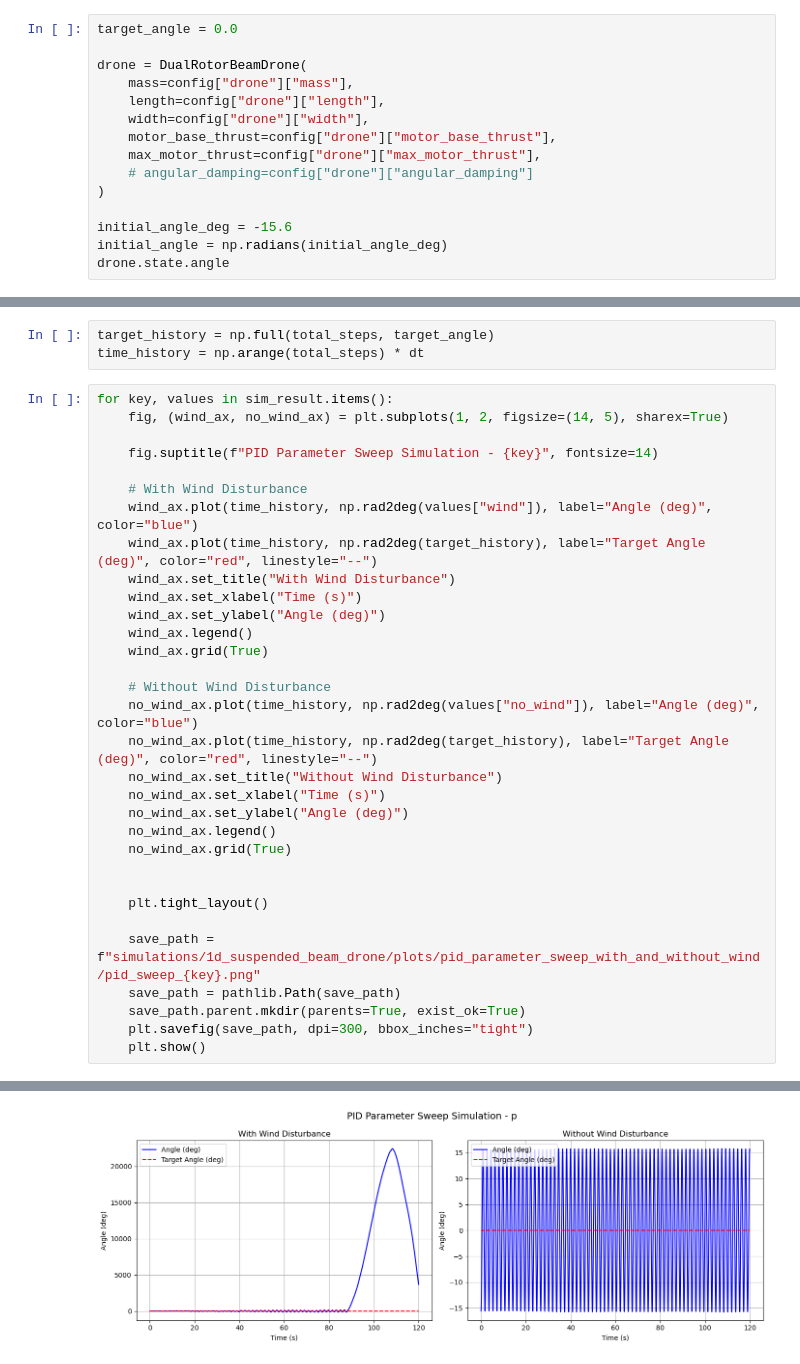
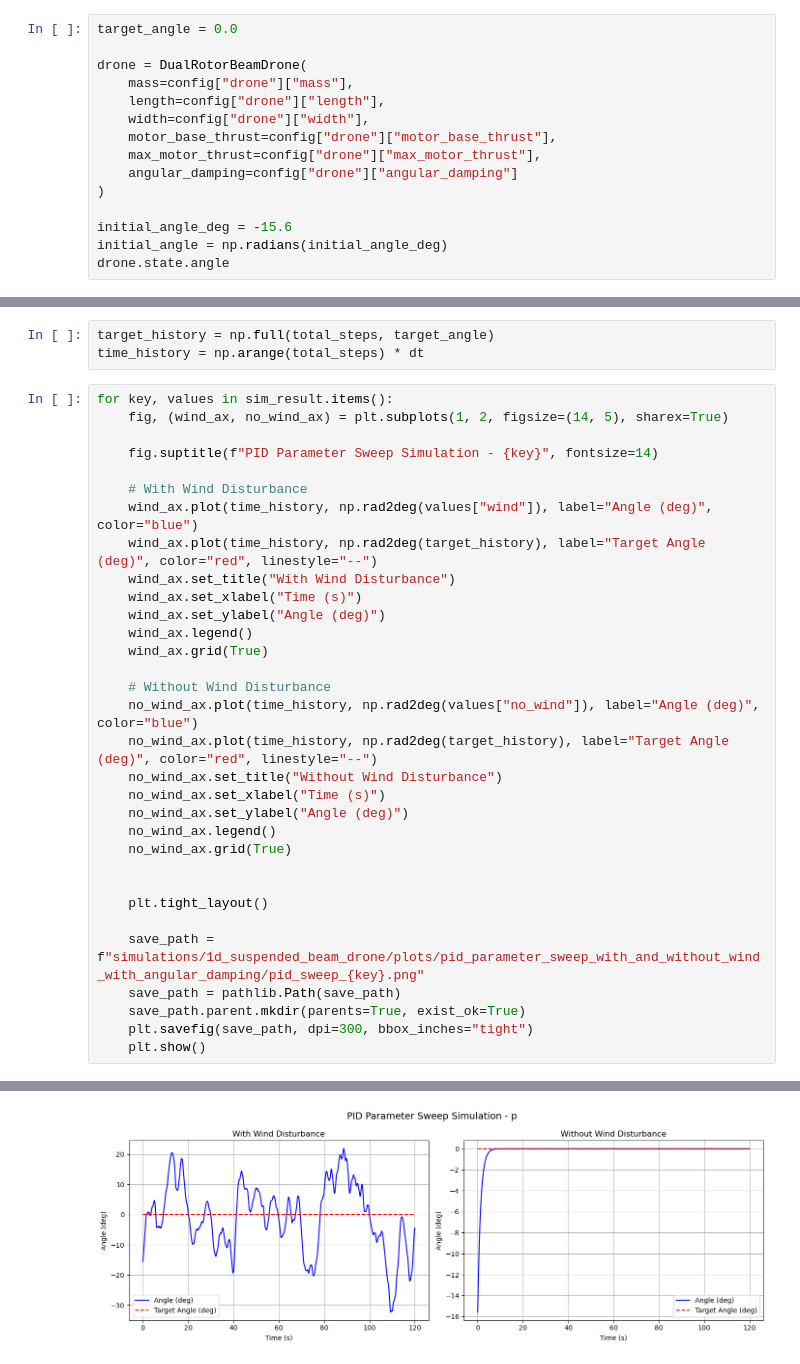
Before and after one commit to theridwanade/robotics-flight-lab, a Jupyter notebook: simulations/1d_suspended_beam_drone/notebooks/pid_parameter_sweep_disturbance_sim.ipynb, the cells around one changed output, grey strips where cells are left out. Cells and saved outputs as stored; diff of their text form.

```diff
--- a/simulations/1d_suspended_beam_drone/notebooks/pid_parameter_sweep_disturbance_sim.ipynb
+++ b/simulations/1d_suspended_beam_drone/notebooks/pid_parameter_sweep_disturbance_sim.ipynb
@@ -45,7 +45,7 @@ drone = DualRotorBeamDrone(
     width=config["drone"]["width"],
     motor_base_thrust=config["drone"]["motor_base_thrust"],
     max_motor_thrust=config["drone"]["max_motor_thrust"],
-    # angular_damping=config["drone"]["angular_damping"]
+    angular_damping=config["drone"]["angular_damping"]
 )
 
 initial_angle_deg = -15.6
@@ -132,7 +132,7 @@ for key, values in sim_result.items():
 
     plt.tight_layout()
 
-    save_path = f"simulations/1d_suspended_beam_drone/plots/pid_parameter_sweep_with_and_without_wind/pid_sweep_{key}.png"
+    save_path = f"simulations/1d_suspended_beam_drone/plots/pid_parameter_sweep_with_and_without_wind_with_angular_damping/pid_sweep_{key}.png"
     save_path = pathlib.Path(save_path)
     save_path.parent.mkdir(parents=True, exist_ok=True)
     plt.savefig(save_path, dpi=300, bbox_inches="tight")
@@ -142 +142 @@ for key, values in sim_result.items():
-[figure, old version]
+[figure, new version]
```
Also changed, not shown: parts of 1 cell of this notebook, 9 other files.
